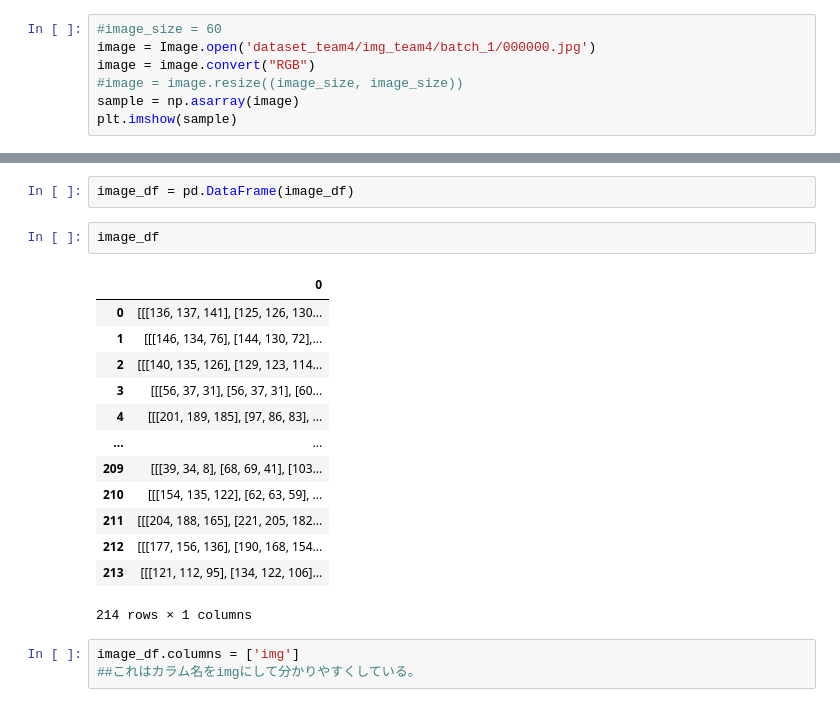
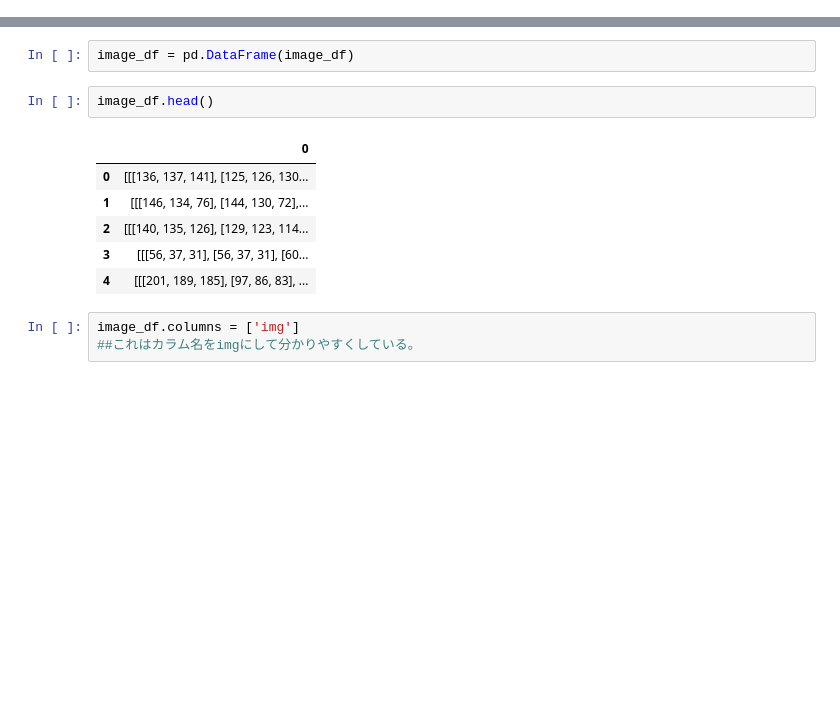
Before and after one commit to asao-kanta/team4, a Jupyter notebook: trash.ipynb, the cells around one changed output, grey strips where cells are left out. Drawn from its saved outputs; the diff is of its cells as text; blank space fills up the shorter version.

```diff
--- a/trash.ipynb
+++ b/trash.ipynb
@@ -43,7 +37,0 @@ Imageというやつ（初めにimportしてある）を用いて、画像デー
-# %%
-#image_size = 60
-image = Image.open('dataset_team4/img_team4/batch_1/000000.jpg')
-image = image.convert("RGB")
-#image = image.resize((image_size, image_size))
-sample = np.asarray(image)
-plt.imshow(sample)
@@ -280,21 +169,14 @@ image_df = pd.Series(trm_images_resize)
 # %%
 image_df = pd.DataFrame(image_df)
 # %%
-image_df
+image_df.head()
 # %% [output]
 |  | 0 |
 | 0 | [[[136, 137, 141], [125, 126, 130... |
 | 1 | [[[146, 134, 76], [144, 130, 72],... |
 | 2 | [[[140, 135, 126], [129, 123, 114... |
 | 3 | [[[56, 37, 31], [56, 37, 31], [60... |
 | 4 | [[[201, 189, 185], [97, 86, 83], ... |
-| ... | ... |
-| 209 | [[[39, 34, 8], [68, 69, 41], [103... |
-| 210 | [[[154, 135, 122], [62, 63, 59], ... |
-| 211 | [[[204, 188, 165], [221, 205, 182... |
-| 212 | [[[177, 156, 136], [190, 168, 154... |
-| 213 | [[[121, 112, 95], [134, 122, 106]... |
-214 rows × 1 columns
 # %%
 image_df.columns = ['img']
 ##これはカラム名をimgにして分かりやすくしている。
```
Also changed, not shown: parts of 43 cells of this notebook.
